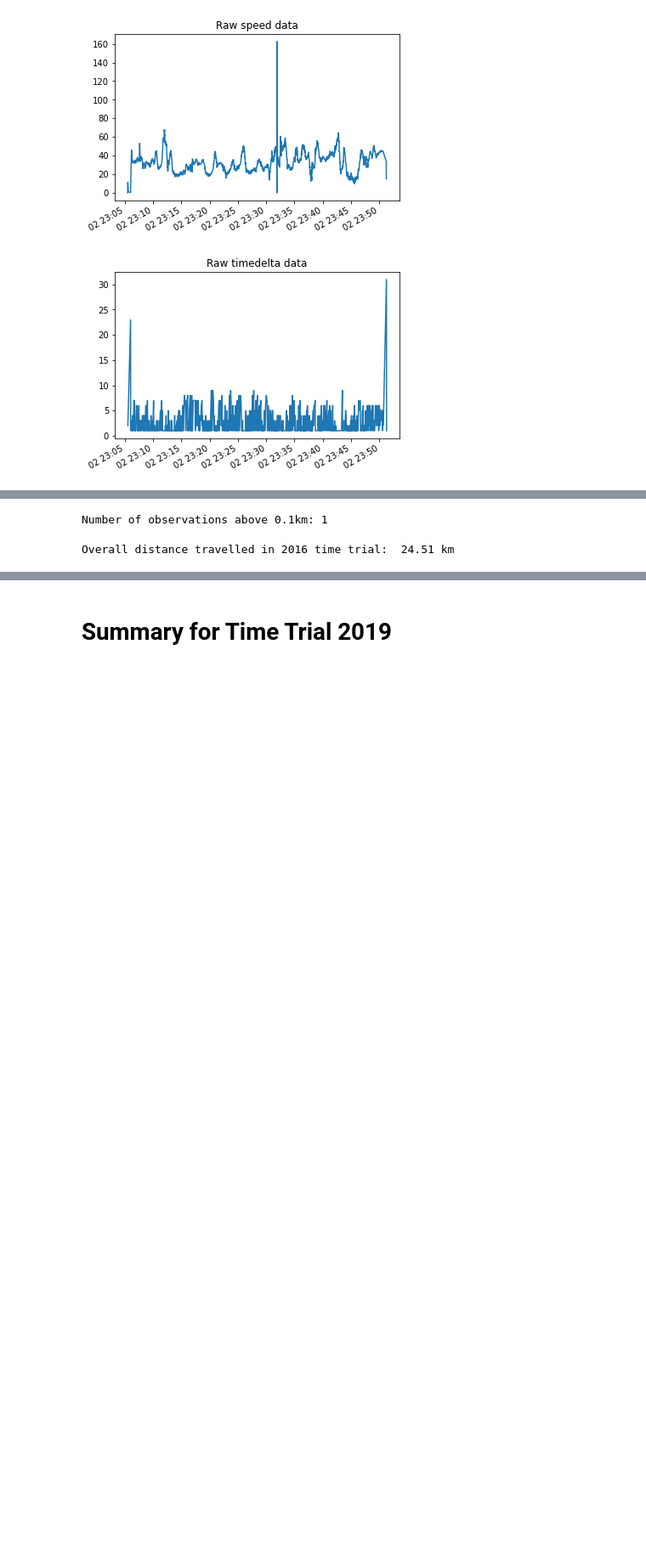
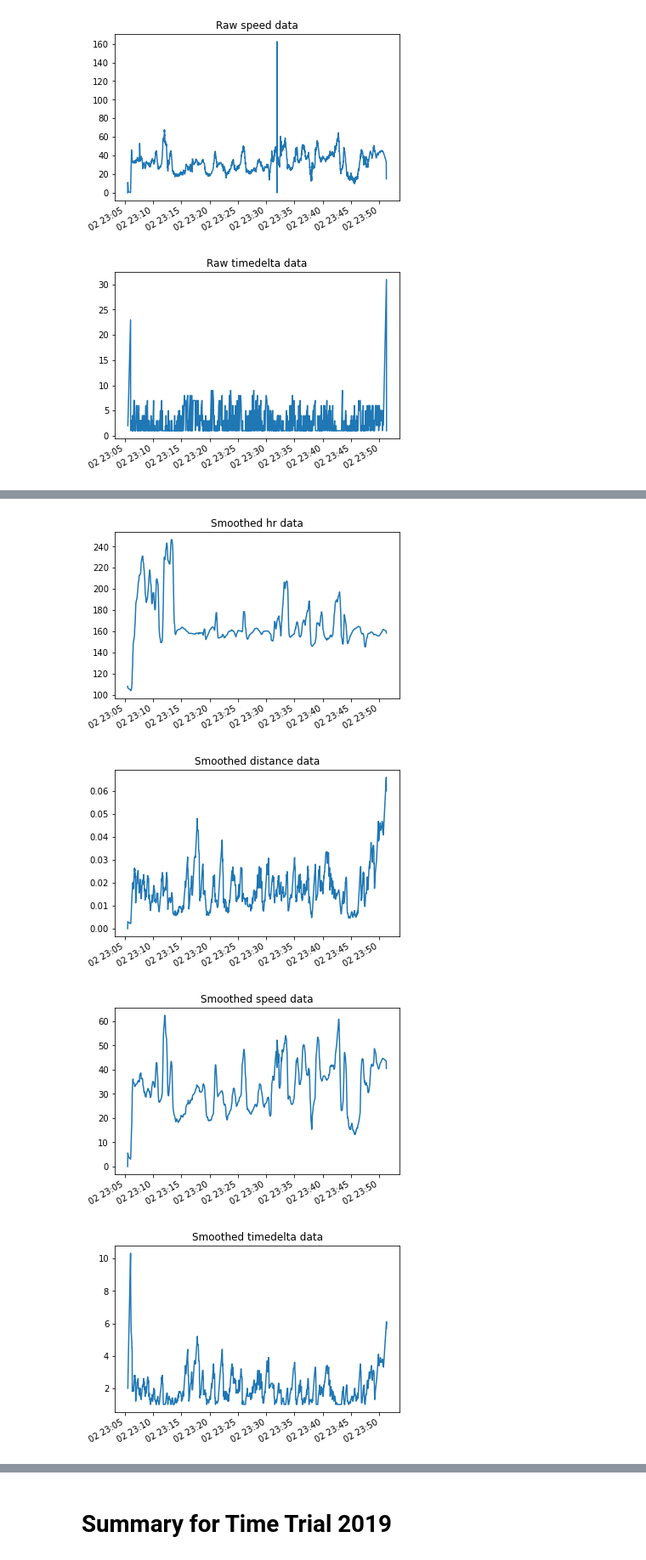
Before and after one commit to MQCOMP2200-S2-2021/data-science-portfolio-MQ-NickW, a Jupyter notebook: Portfolio 1.ipynb, the cells around one changed output, grey strips where cells are left out. Shown: that part at 85% size. Cells and saved outputs as stored; diff of their text form; code cells hidden in the pictures; blank space fills up the shorter version.

```diff
--- a/Portfolio 1.ipynb
+++ b/Portfolio 1.ipynb
@@ -248,10 +215,23 @@ outliers_tt2016
-# %%
-print("Number of observations above 0.1km:", len(tt_2016[tt_2016['distance'] > 0.1]))
-# %% [output]
-Number of observations above 0.1km: 1
-# %%
-clean_tt2016 = tt_2016[tt_2016['distance'] <= 0.1]
-
-print("Overall distance travelled in 2016 time trial: ", "%.2f" % clean_tt2016['distance'].sum(),"km")
-# %% [output]
-Overall distance travelled in 2016 time trial:  24.51 km
+# %%
+smooth_tt2016 = tt_2016.rolling(10, min_periods=1).mean()
+# %%
+smooth_tt2016['hr'].plot()
+plt.title("Smoothed hr data")
+plt.show()
+
+smooth_tt2016['distance'].plot()
+plt.title("Smoothed distance data")
+plt.show()
+
+smooth_tt2016['speed'].plot()
+plt.title("Smoothed speed data")
+plt.show()
+
+smooth_tt2016['timedelta'].plot()
+plt.title("Smoothed timedelta data")
+plt.show()
+# %% [output]
+[figure, added]
+[figure, added]
+[figure, added]
+[figure, added]
```
Also changed, not shown: parts of 30 cells of this notebook.
